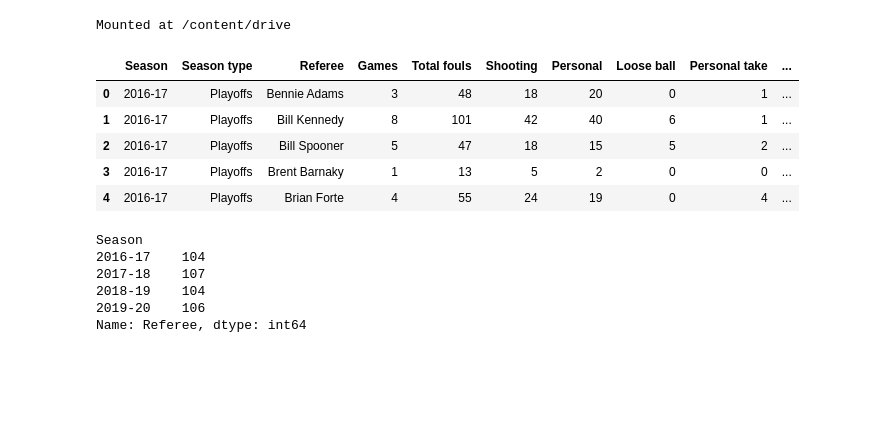
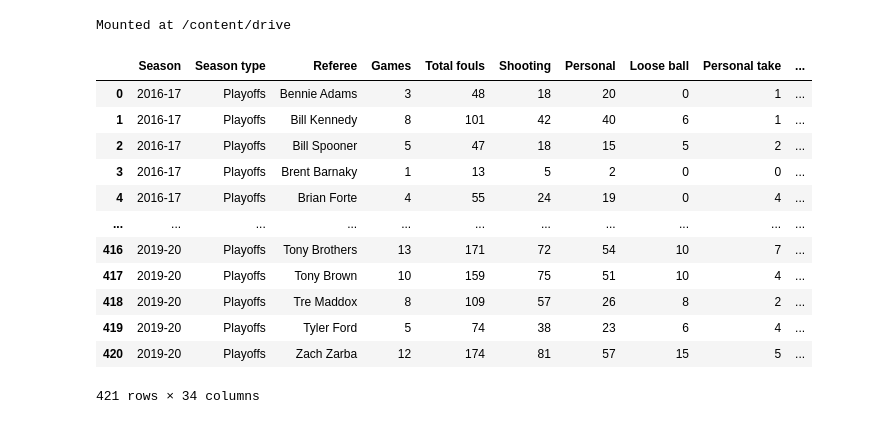
Before and after one commit to Raghnus/visualizaciones_datos, a Jupyter notebook: VisualizacionFoulsNBAPorReferee.ipynb, the cells around one changed output. Drawn from its saved outputs; the diff is of its cells as text; code cells hidden in the pictures; blank space fills up the shorter version.

```diff
--- a/VisualizacionFoulsNBAPorReferee.ipynb
+++ b/VisualizacionFoulsNBAPorReferee.ipynb
@@ -12,21 +12,18 @@ import numpy as np
 # %%
 filename = '/content/drive/MyDrive/PTCienciaDatos/PandasParaManipulacionDeDatos/NBA Referee Stats.csv'
 df = pd.read_csv(filename)
-df.head()
+df
 # %% [output]
 |  | Season | Season type | Referee | Games | Total fouls | Shooting | Personal | Loose ball | Personal take | ... |
 | 0 | 2016-17 | Playoffs | Bennie Adams | 3 | 48 | 18 | 20 | 0 | 1 | ... |
 | 1 | 2016-17 | Playoffs | Bill Kennedy | 8 | 101 | 42 | 40 | 6 | 1 | ... |
 | 2 | 2016-17 | Playoffs | Bill Spooner | 5 | 47 | 18 | 15 | 5 | 2 | ... |
 | 3 | 2016-17 | Playoffs | Brent Barnaky | 1 | 13 | 5 | 2 | 0 | 0 | ... |
 | 4 | 2016-17 | Playoffs | Brian Forte | 4 | 55 | 24 | 19 | 0 | 4 | ... |
+| ... | ... | ... | ... | ... | ... | ... | ... | ... | ... | ... |
+| 416 | 2019-20 | Playoffs | Tony Brothers | 13 | 171 | 72 | 54 | 10 | 7 | ... |
+| 417 | 2019-20 | Playoffs | Tony Brown | 10 | 159 | 75 | 51 | 10 | 4 | ... |
+| 418 | 2019-20 | Playoffs | Tre Maddox | 8 | 109 | 57 | 26 | 8 | 2 | ... |
+| 419 | 2019-20 | Playoffs | Tyler Ford | 5 | 74 | 38 | 23 | 6 | 4 | ... |
+| 420 | 2019-20 | Playoffs | Zach Zarba | 12 | 174 | 81 | 57 | 15 | 5 | ... |
+421 rows × 34 columns
-# %%
-df_NBA = df
-df_NBA.groupby(['Season'])['Referee'].count()
-# %% [output]
-Season
-2016-17    104
-2017-18    107
-2018-19    104
-2019-20    106
-Name: Referee, dtype: int64
```
Also changed, not shown: parts of 8 cells of this notebook.
